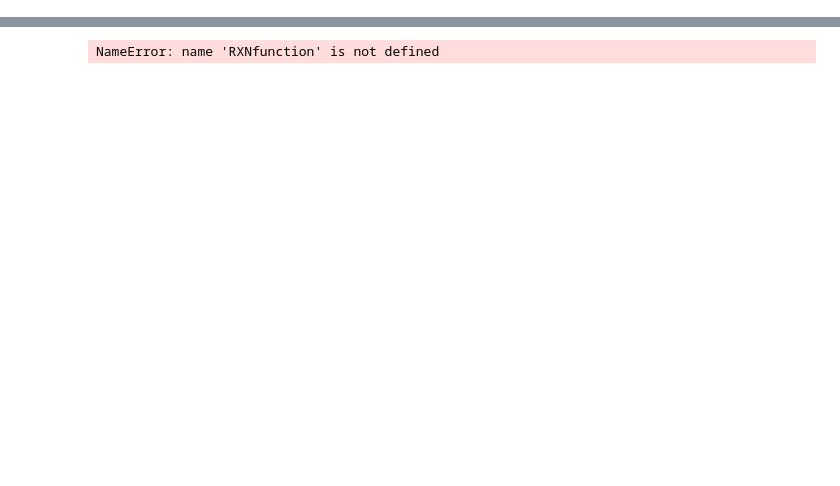
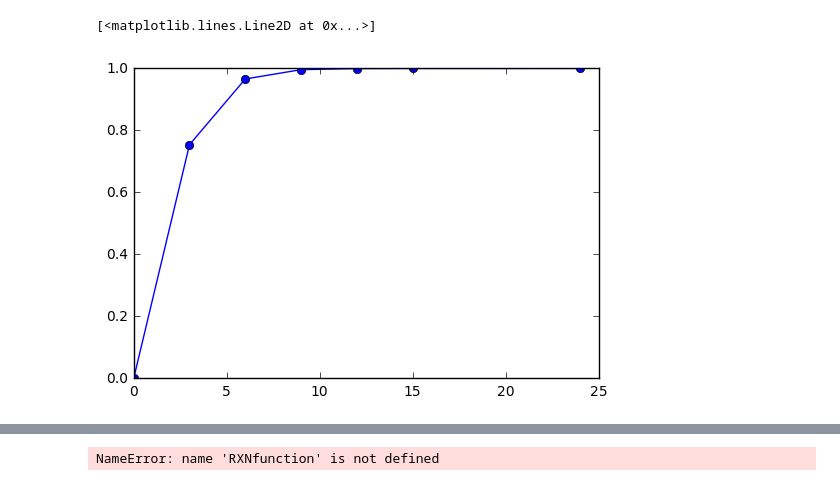
Before and after one commit to nateharms/serotonin_transport, a Jupyter notebook: Serotonin Reaction Rates.ipynb, the cells around one changed output, grey strips where cells are left out. Saved outputs shown, nothing was run; the diff lists cells and outputs as text; code cells hidden in the pictures; blank space fills up the shorter version.

```diff
--- a/Serotonin Reaction Rates.ipynb
+++ b/Serotonin Reaction Rates.ipynb
@@ -11,6 +11,42 @@ import numpy as np
 from matplotlib import pyplot as plt
 %matplotlib inline
 
-timesRXN = np.array([0.0, 3.0, 6.0, 9.0, 12., 15.]) #hours, 24.
-serConcRXN = np.array([0.0, 0.055612, 0.124844, 0.147543, 0.173079, 0.181591]) #mM, 0.209965
+timesRXN = np.array([0.0, 3.0, 6.0, 9.0, 12., 15., 24.]) #hours
+serConcRXN = np.array([0.0, 0.055612, 0.124844, 0.147543, 0.173079, 0.181591, 0.209965]) #mM
 trpConcRXN = 3.0 - serConcRXN #mM
+# %%
+def multistep(times, vmax1, Km1, K1, vmax2, Km2, K2):
+    """returns the serotonin concentration at times t"""
+    M = len(times)
+    y_data = np.zeros(M)
+    for i in range(M):
+        t = times[i]
+
+        def dcdt(c, t):
+            """c is a vector of concentrations of Tryptophan, 5-hydroxytryptophoan, and Serotonin"""
+            cTry, c5HTP, cSer = c
+            k1fwd = vmax1/(Km1+cTry)
+            k1rev = k1fwd/K1
+            dcTry = -k1fwd*cTry + k1rev*c5HTP
+
+            k2fwd = vmax2/(Km2+c5HTP)
+            k2rev = k2fwd/K2
+            dcSer = k2fwd*c5HTP - k2rev*cSer
+
+            dc5HTP = -dcTry - dcSer
+            return (dcTry, dc5HTP, dcSer)
+
+        co=[3,0,0] #mmol/L
+        result = scipy.integrate.odeint(dcdt, co, [0,t])
+        #print(result)
+        cSer = result[-1,2]
+        y_data[i] = cSer
+    return y_data
+
+# vmax1, Km1, K1, vmax2, Km2, K2
+startingGuessMulti = (1, 1, 1, 10, 1, 1)
+
+plt.plot(timesRXN,multistep(timesRXN, *startingGuessMulti) ,'bo-', label="multi step")
+# %% [output]
+[<matplotlib.lines.Line2D at 0x...>]
+[figure, added]
```
Also changed, not shown: parts of 3 cells of this notebook.
